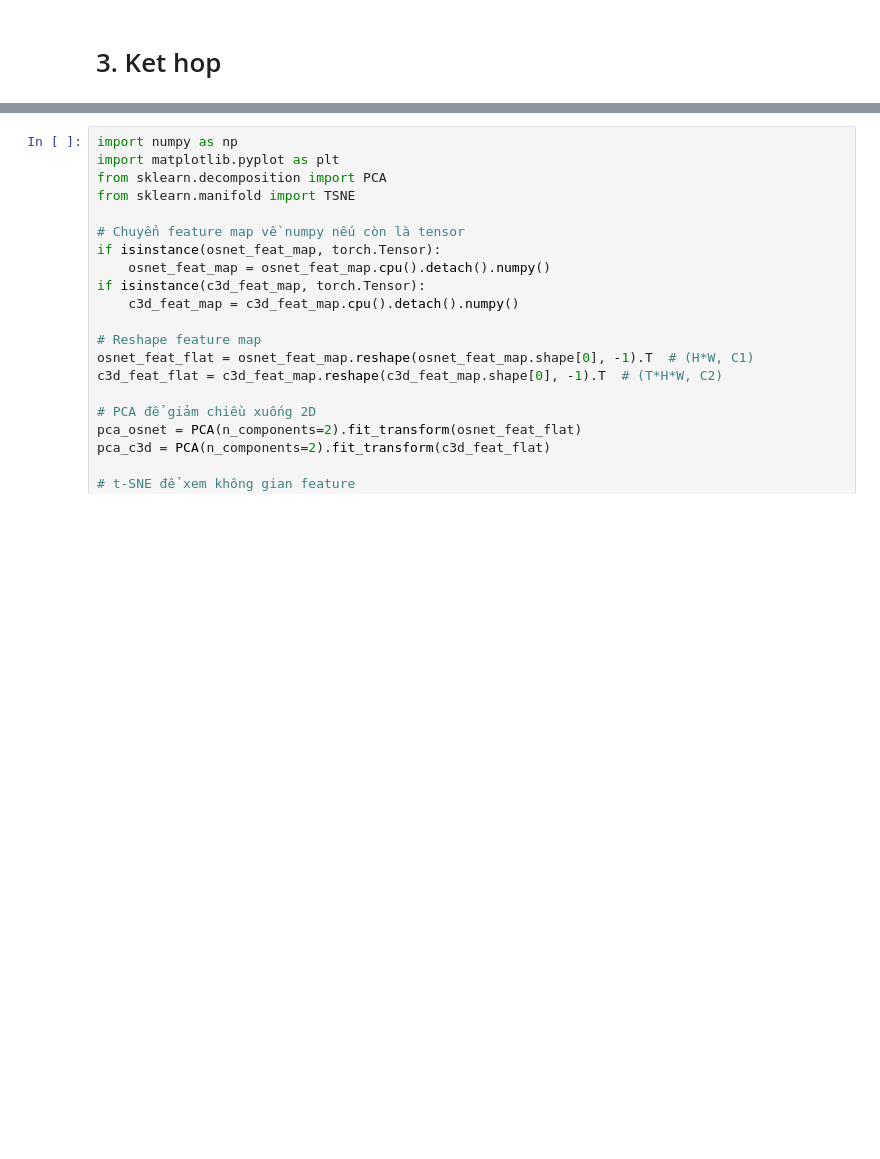
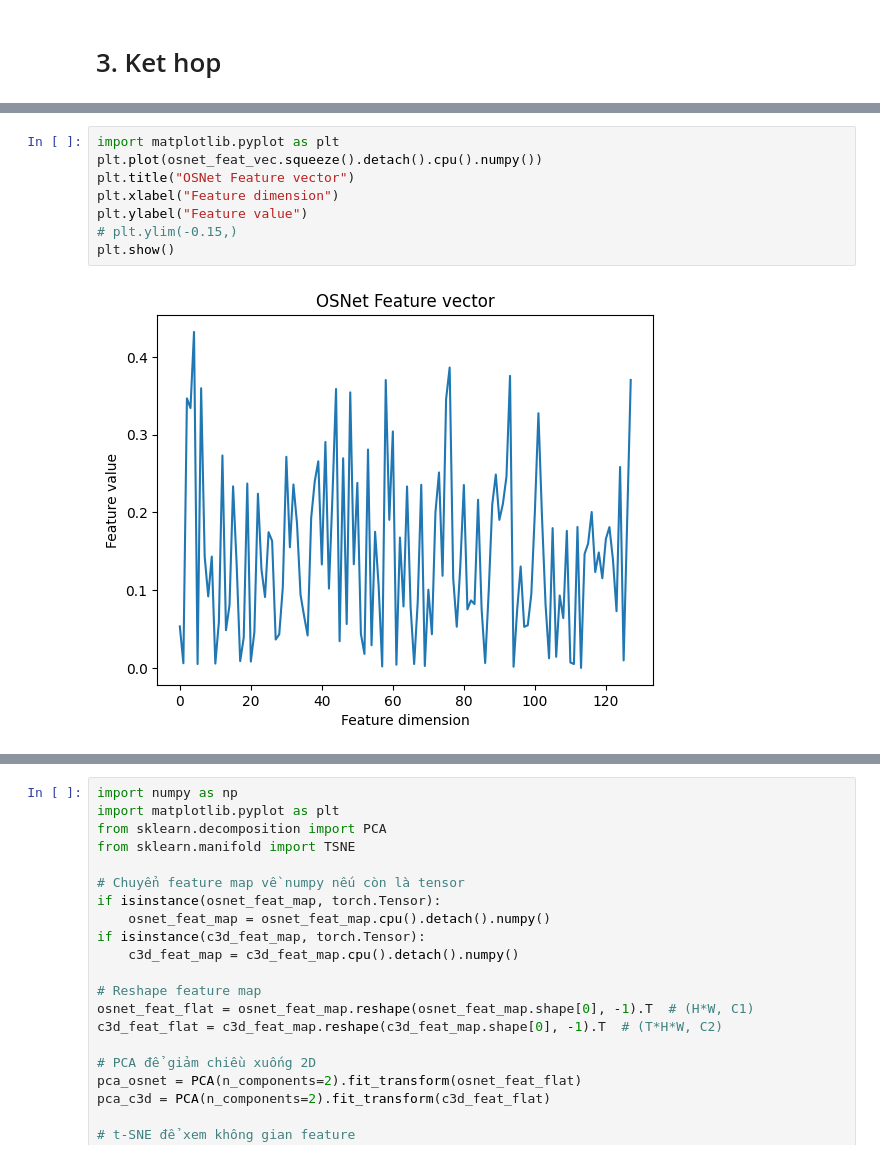
Before and after one commit to shredder0812/endocv_2024, a Jupyter notebook: test_c3dosnet.ipynb, the cells around one changed output, grey strips where cells are left out. Drawn from its saved outputs; the diff is of its cells as text; blank space fills up the shorter version.

```diff
--- a/test_c3dosnet.ipynb
+++ b/test_c3dosnet.ipynb
@@ -789,0 +807,10 @@ plt.show()
+# %%
+import matplotlib.pyplot as plt
+plt.plot(osnet_feat_vec.squeeze().detach().cpu().numpy())
+plt.title("OSNet Feature vector")
+plt.xlabel("Feature dimension")
+plt.ylabel("Feature value")
+# plt.ylim(-0.15,)
+plt.show()
+# %% [output]
+[figure, added]
```
Also changed, not shown: parts of 13 cells of this notebook, 3 other files.
